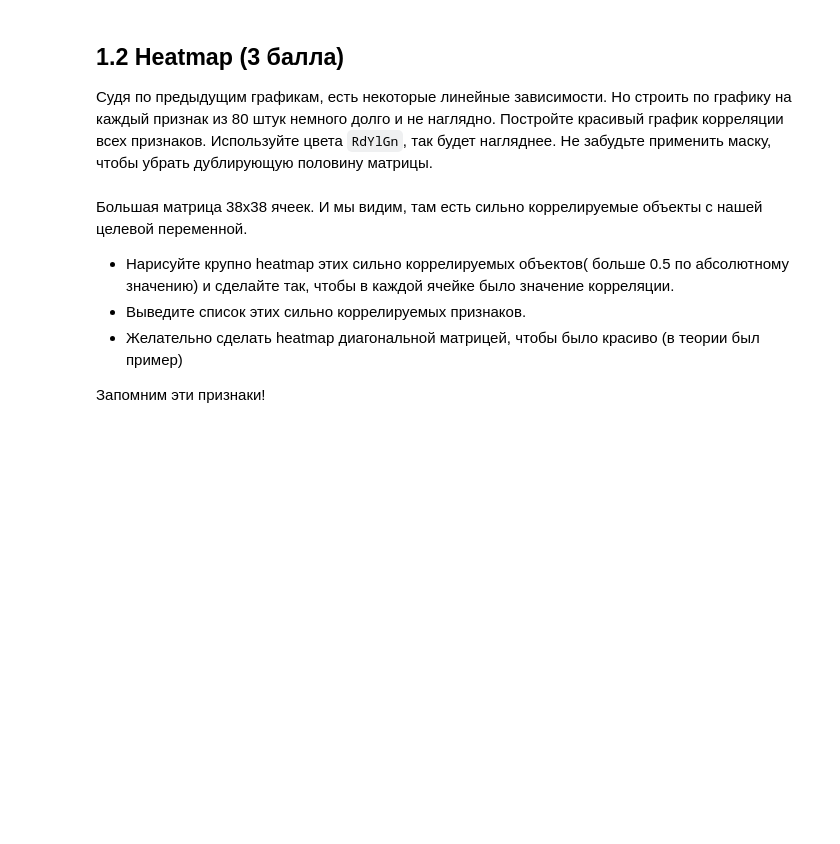
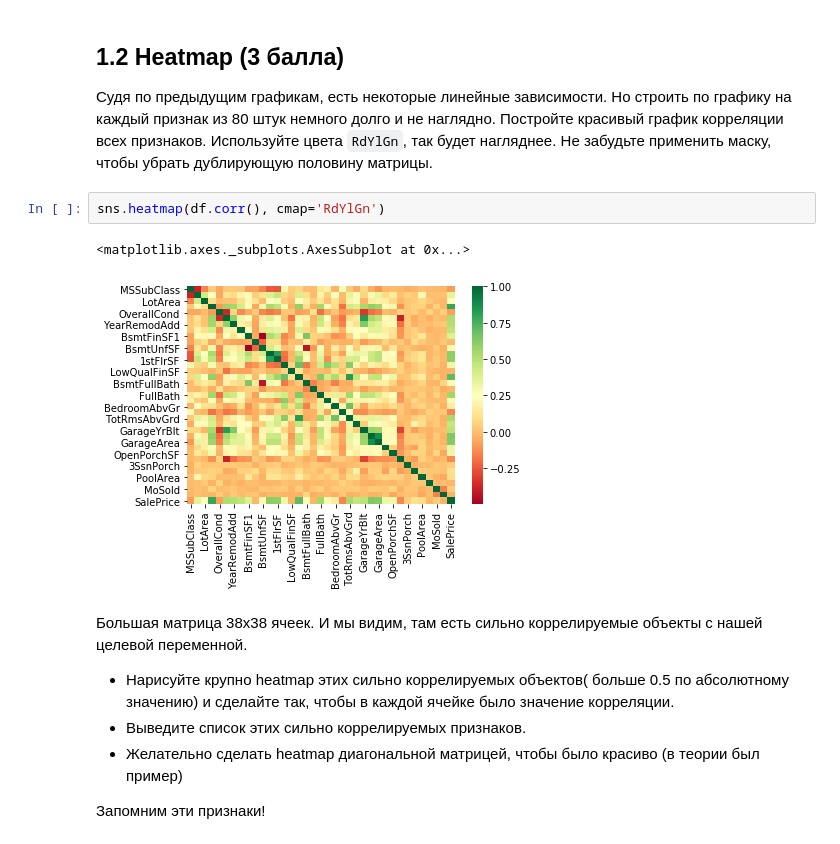
Before and after one commit to KaratsevN/ML-course-by-7-bits, a Jupyter notebook: week6/workshop/week06_workshop_06-01-linear-regression-homework.ipynb, the cells around one changed output. Saved outputs shown, nothing was run; the diff lists cells and outputs as text; blank space fills up the shorter version.

```diff
--- a/week6/workshop/week06_workshop_06-01-linear-regression-homework.ipynb
+++ b/week6/workshop/week06_workshop_06-01-linear-regression-homework.ipynb
@@ -186,6 +197,11 @@ sns.jointplot(x='YearBuilt', y='SalePrice', data = df)
 ## 1.2 Heatmap (3 балла)
 
 Судя по предыдущим графикам, есть некоторые линейные зависимости. Но строить по графику на каждый признак из 80 штук немного долго и не наглядно. Постройте красивый график корреляции всех признаков. Используйте цвета `RdYlGn`, так будет нагляднее. Не забудьте применить маску, чтобы убрать дублирующую половину матрицы.
+# %%
+sns.heatmap(df.corr(), cmap='RdYlGn')
+# %% [output]
+<matplotlib.axes._subplots.AxesSubplot at 0x...>
+[figure, added]
 # %% [markdown]
 Большая матрица 38x38 ячеек. И мы видим, там есть сильно коррелируемые объекты с нашей целевой переменной.
 
```
Also changed, not shown: parts of 7 cells of this notebook, 3 other files.
